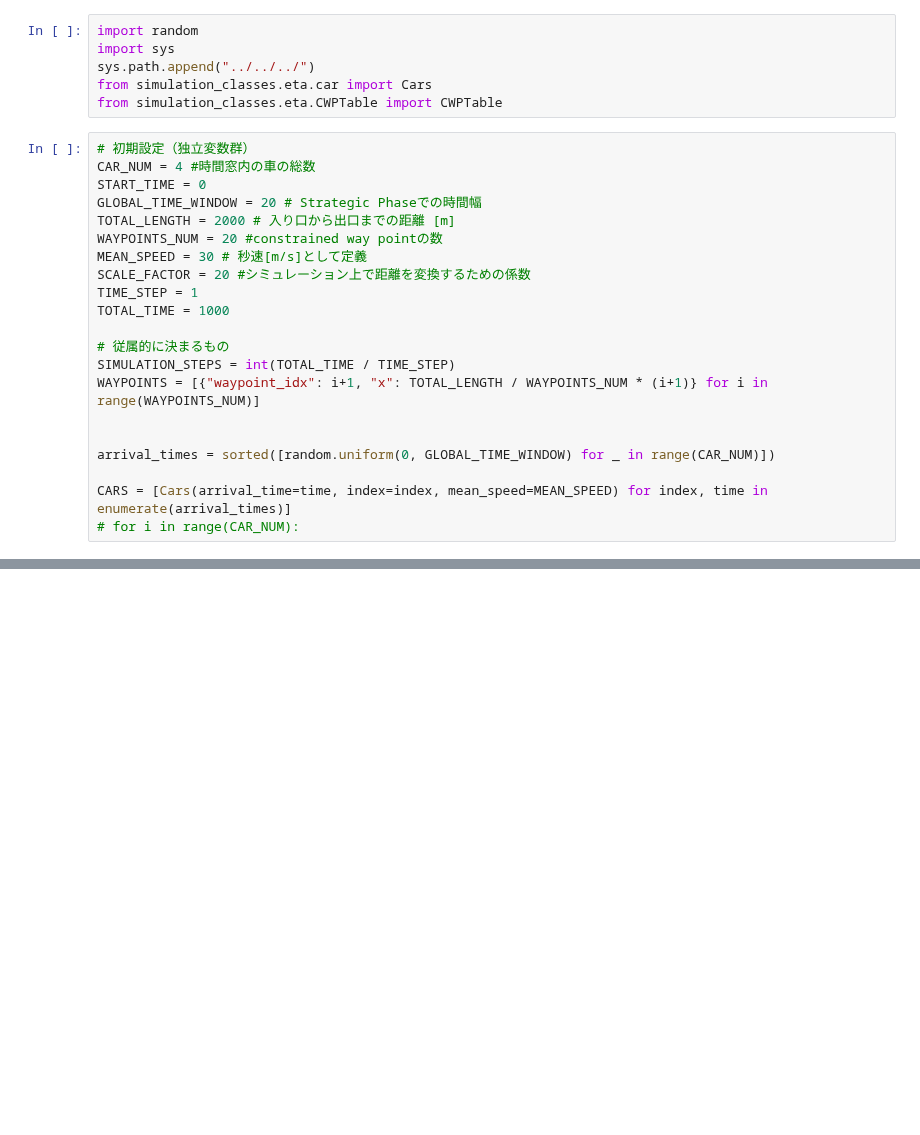
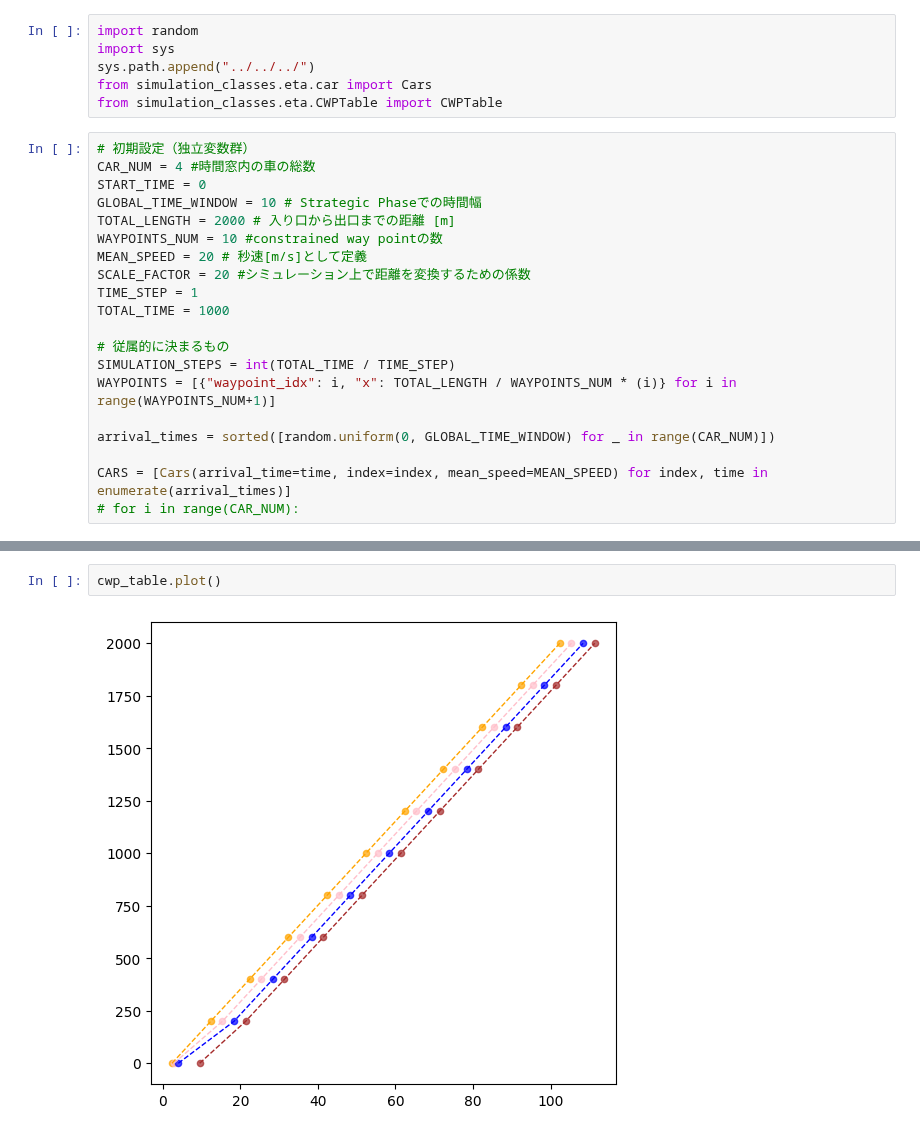
Before and after one commit to Aki-Fujita/drone_simulation, a Jupyter notebook: work/research_log/eta/notebooks/simulator.ipynb, the cells around one changed output, grey strips where cells are left out. Cells and saved outputs as stored; diff of their text form; blank space fills up the shorter version.

```diff
--- a/work/research_log/eta/notebooks/simulator.ipynb
+++ b/work/research_log/eta/notebooks/simulator.ipynb
@@ -21,18 +21,17 @@ from simulation_classes.eta.CWPTable import CWPTable
 # 初期設定（独立変数群）
 CAR_NUM = 4 #時間窓内の車の総数
 START_TIME = 0
-GLOBAL_TIME_WINDOW = 20 # Strategic Phaseでの時間幅
+GLOBAL_TIME_WINDOW = 10 # Strategic Phaseでの時間幅
 TOTAL_LENGTH = 2000 # 入り口から出口までの距離 [m]
-WAYPOINTS_NUM = 20 #constrained way pointの数
-MEAN_SPEED = 30 # 秒速[m/s]として定義
+WAYPOINTS_NUM = 10 #constrained way pointの数
+MEAN_SPEED = 20 # 秒速[m/s]として定義
 SCALE_FACTOR = 20 #シミュレーション上で距離を変換するための係数
 TIME_STEP = 1
 TOTAL_TIME = 1000
 
 # 従属的に決まるもの
 SIMULATION_STEPS = int(TOTAL_TIME / TIME_STEP)
-WAYPOINTS = [{"waypoint_idx": i+1, "x": TOTAL_LENGTH / WAYPOINTS_NUM * (i+1)} for i in range(WAYPOINTS_NUM)]
-
+WAYPOINTS = [{"waypoint_idx": i, "x": TOTAL_LENGTH / WAYPOINTS_NUM * (i)} for i in range(WAYPOINTS_NUM+1)]
 
 arrival_times = sorted([random.uniform(0, GLOBAL_TIME_WINDOW) for _ in range(CAR_NUM)])
 
@@ -86,0 +92,4 @@ print(df[df['car_idx'] == 1])
+# %%
+cwp_table.plot()
+# %% [output]
+[figure, added]
```
Also changed, not shown: parts of 2 cells of this notebook, 2 other files.
